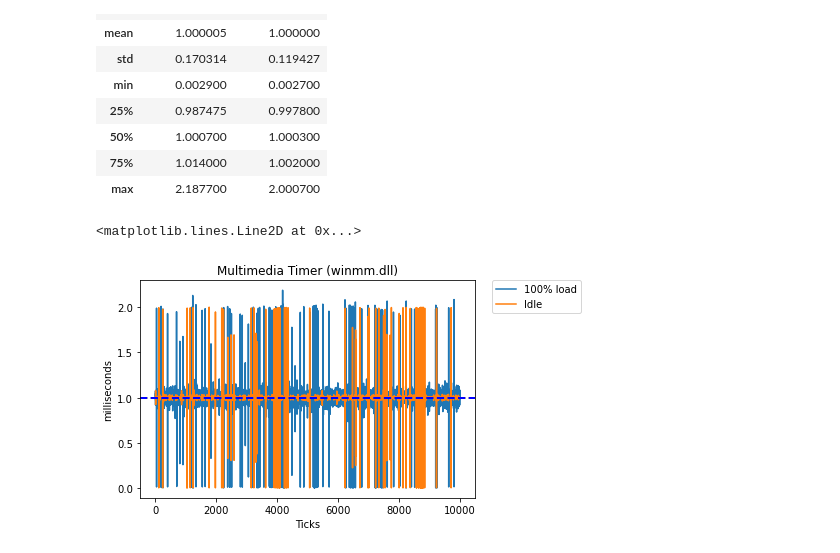
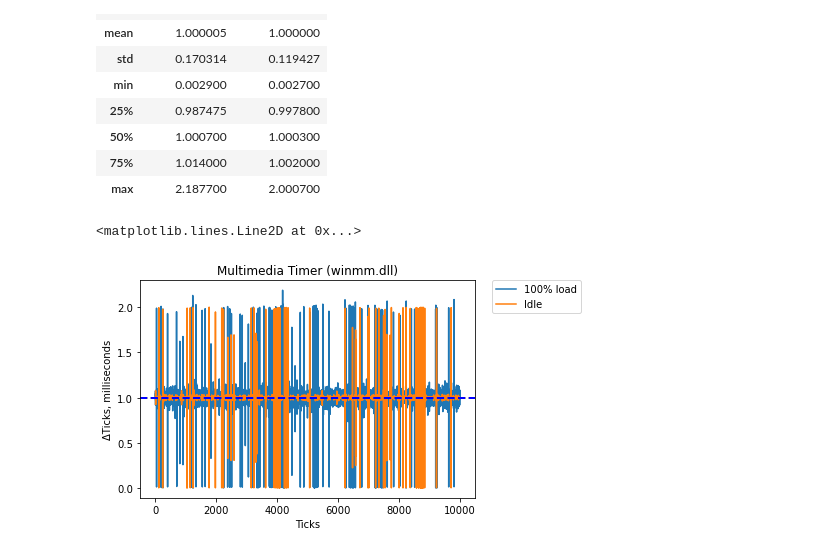
Before and after one commit to nikvoronin/timers-are-not-what-they-seem, a Jupyter notebook: doc/03-multimedia-timer--winmm-dll.ipynb, the cells around one changed output. Saved outputs shown, nothing was run; the diff lists cells and outputs as text; code cells hidden in the pictures.

```diff
--- a/doc/03-multimedia-timer--winmm-dll.ipynb
+++ b/doc/03-multimedia-timer--winmm-dll.ipynb
@@ -4,8 +4,8 @@
 import numpy as np
 import pandas as pd
 # %%
-mm_idle = pd.read_csv("./data/timer-mm-1ms_idle.csv", delimiter=';', decimal=',')
-mm_load = pd.read_csv("./data/timer-mm-1ms_load.csv", delimiter=';', decimal=',')
+mm_idle = pd.read_csv("../data/timer-mm-1ms_idle.csv", delimiter=';', decimal=',')
+mm_load = pd.read_csv("../data/timer-mm-1ms_load.csv", delimiter=';', decimal=',')
 df_mm = pd.concat([mm_idle, mm_load])
 df_mm.info()
 # %% [output]
@@ -33,11 +33,11 @@ df_mm.describe()
 # %%
 ax = df_mm.plot(title="Multimedia Timer (winmm.dll)")
 
-ax.set(xlabel="Ticks", ylabel="milliseconds")
+ax.set(xlabel="Ticks", ylabel="ΔTicks, milliseconds")
 ax.legend(['100% load', 'Idle'], bbox_to_anchor=(1.05, 1), loc=2, borderaxespad=0.)
 
 ax.axhline(y=df_mm['idle'].median(), xmin=0, xmax=1, color='yellow', linestyle='--', lw=2)
 ax.axhline(y=df_mm['load'].median(), xmin=0, xmax=1, color='blue', linestyle='--', lw=2)
 # %% [output]
 <matplotlib.lines.Line2D at 0x...>
-[figure, old version]
+[figure, new version]
```
Also changed, not shown: 9 other files.
